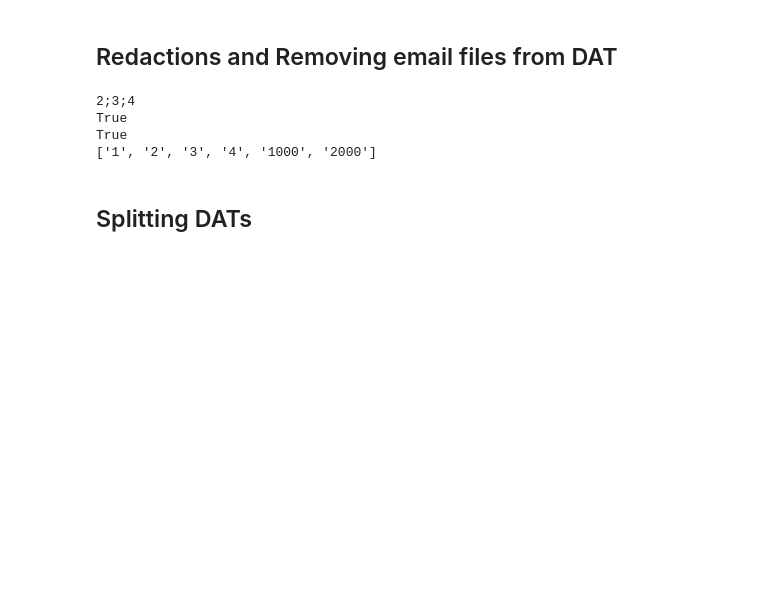
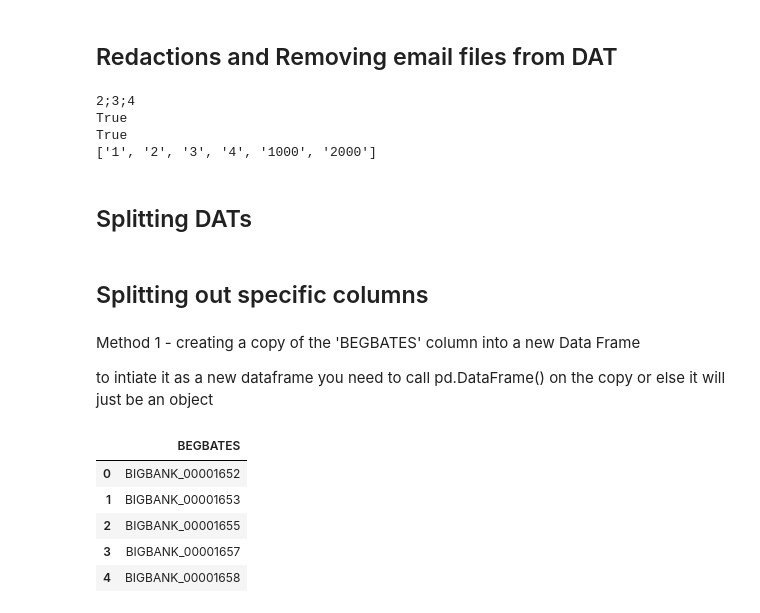
Before and after one commit to RedThorium/eDiscovery-Automation, a Jupyter notebook: Working with dat files in Jupyter Notebooks.ipynb, the cells around one changed output. Drawn from its saved outputs; the diff is of its cells as text; code cells hidden in the pictures; blank space fills up the shorter version.

```diff
--- a/Working with dat files in Jupyter Notebooks.ipynb
+++ b/Working with dat files in Jupyter Notebooks.ipynb
@@ -192,3 +203,9 @@ True
 ## Splitting DATs
 # %%
 # https://stackoverflow.com/questions/41624241/pandas-split-dataframe-into-two-dataframes
+# %% [markdown]
+## Splitting out specific columns
+# %% [markdown]
+Method 1 - creating a copy of the 'BEGBATES' column into a new Data Frame
+
+to intiate it as a new dataframe you need to call pd.DataFrame() on the copy or else it will just be an object
@@ -194,0 +217,10 @@ True
+# %%
+
+controlNumOverlay.head(5)
+# %% [output]
+|  | BEGBATES |
+| 0 | BIGBANK_00001652 |
+| 1 | BIGBANK_00001653 |
+| 2 | BIGBANK_00001655 |
+| 3 | BIGBANK_00001657 |
+| 4 | BIGBANK_00001658 |
```
Also changed, not shown: parts of 7 cells of this notebook, 2 other files.
